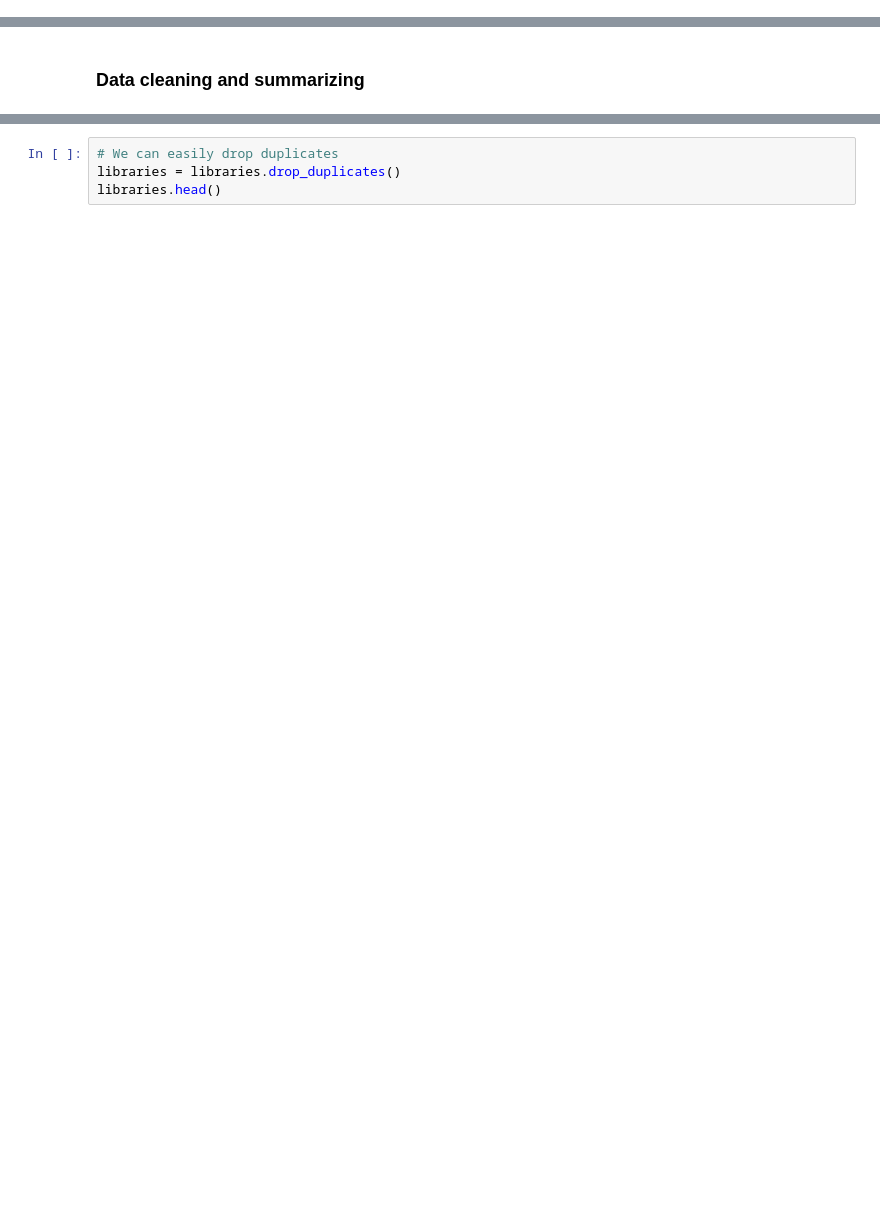
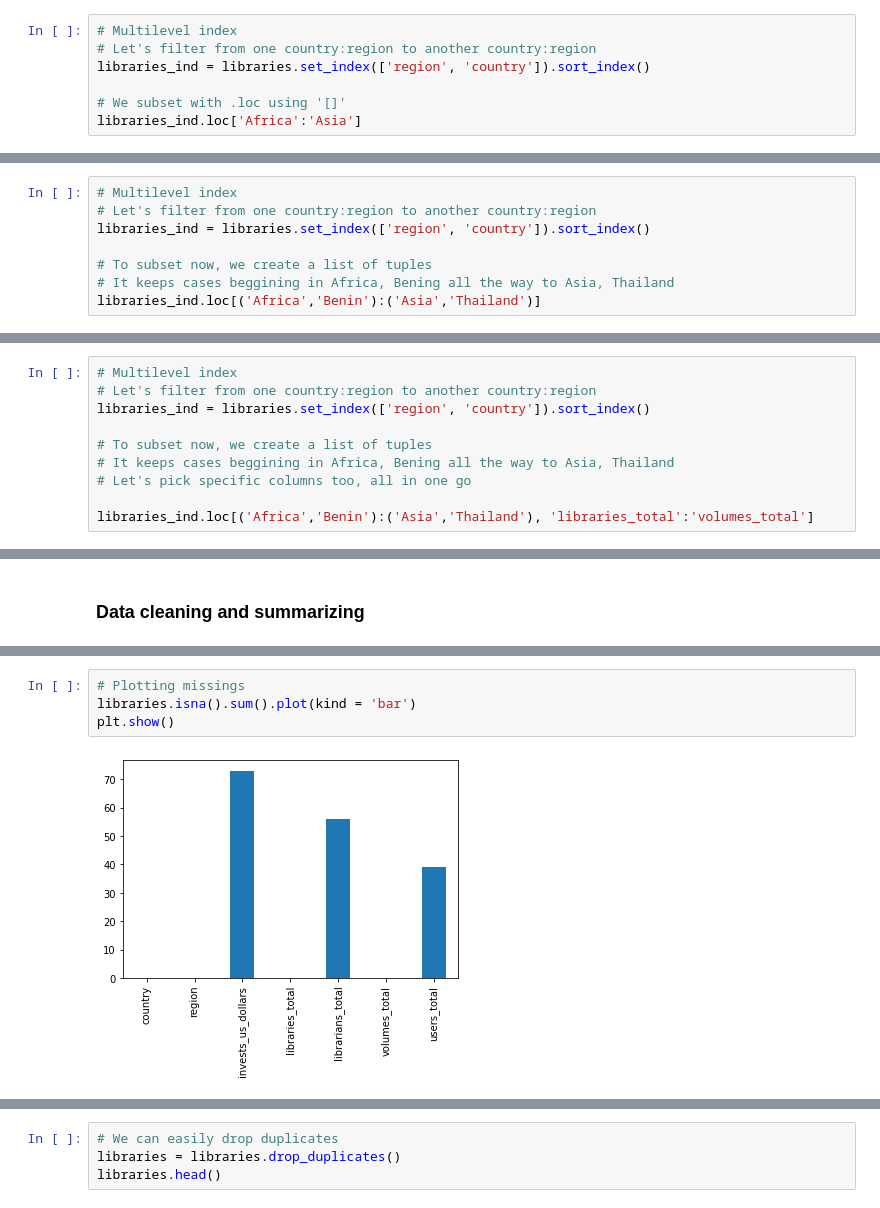
Before and after one commit to GabrielReisR/python_scripts, a Jupyter notebook: pandas_basics.ipynb, the cells around one changed output, grey strips where cells are left out. Drawn from its saved outputs; the diff is of its cells as text; blank space fills up the shorter version.

```diff
--- a/pandas_basics.ipynb
+++ b/pandas_basics.ipynb
@@ -442,0 +435,7 @@ libraries_ind.loc[brics]
+# %%
+# Multilevel index
+# Let's filter from one country:region to another country:region
+libraries_ind = libraries.set_index(['region', 'country']).sort_index()
+
+# We subset with .loc using '[]'
+libraries_ind.loc['Africa':'Asia']
@@ -442,0 +457,8 @@ libraries_ind.loc[brics]
+# %%
+# Multilevel index
+# Let's filter from one country:region to another country:region
+libraries_ind = libraries.set_index(['region', 'country']).sort_index()
+
+# To subset now, we create a list of tuples
+# It keeps cases beggining in Africa, Bening all the way to Asia, Thailand
+libraries_ind.loc[('Africa','Benin'):('Asia','Thailand')]
@@ -442,0 +480,10 @@ libraries_ind.loc[brics]
+# %%
+# Multilevel index
+# Let's filter from one country:region to another country:region
+libraries_ind = libraries.set_index(['region', 'country']).sort_index()
+
+# To subset now, we create a list of tuples
+# It keeps cases beggining in Africa, Bening all the way to Asia, Thailand
+# Let's pick specific columns too, all in one go
+
+libraries_ind.loc[('Africa','Benin'):('Asia','Thailand'), 'libraries_total':'volumes_total']
@@ -804,0 +1002,6 @@ region_books # 'mean' is the default aggregator
+# %%
+# Plotting missings
+libraries.isna().sum().plot(kind = 'bar')
+plt.show()
+# %% [output]
+[figure, added]
```
Also changed, not shown: parts of 22 cells of this notebook.
